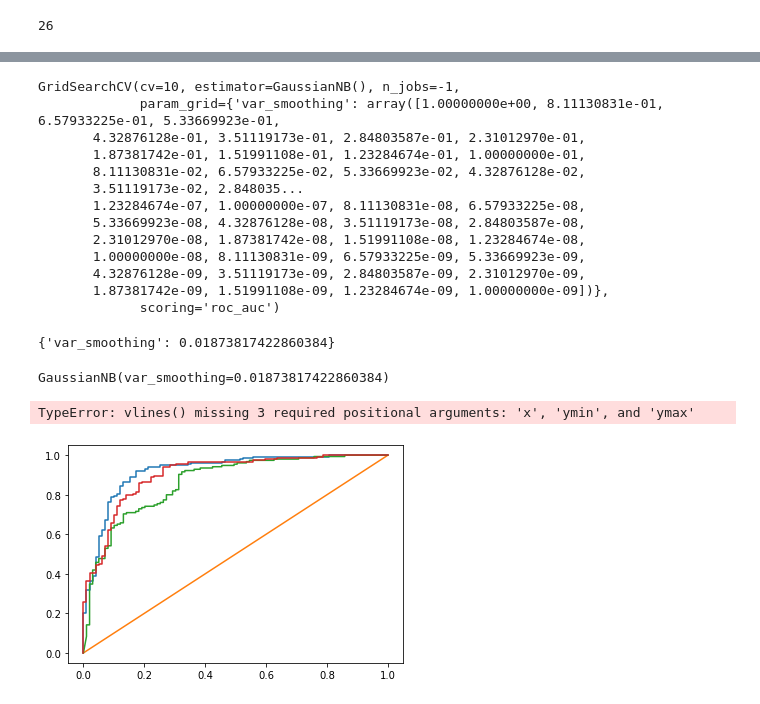
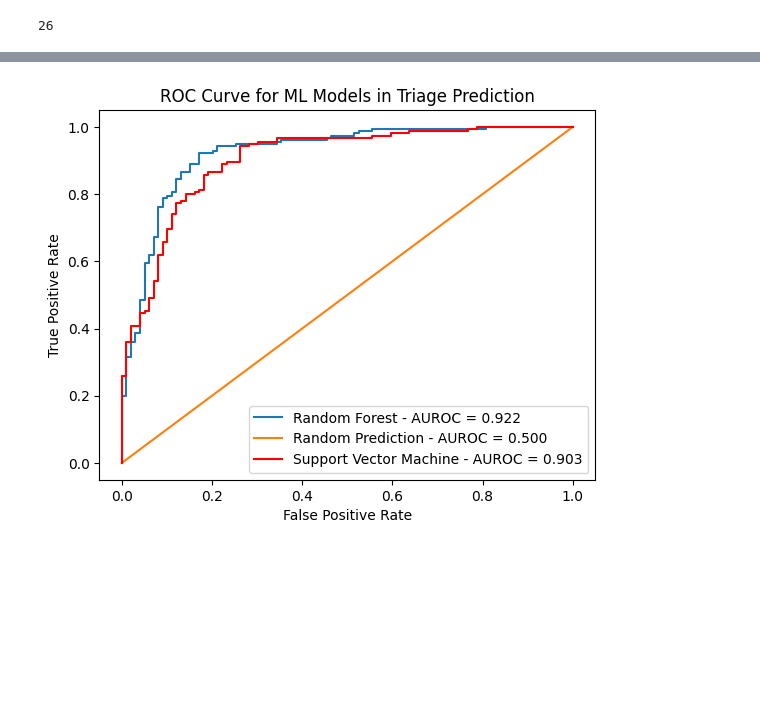
Before and after one commit to Mainies/Triaging_ML_Classification, a Jupyter notebook: nurse_ai.ipynb, the cells around one changed output, grey strips where cells are left out. Saved outputs shown, nothing was run; the diff lists cells and outputs as text; code cells hidden in the pictures; blank space fills up the shorter version.

Commit message:
removed gaussian nb

```diff
--- a/nurse_ai.ipynb
+++ b/nurse_ai.ipynb
@@ -634,25 +631,0 @@ grid3 = GridSearchCV(gnb, paramgrid, scoring = 'roc_auc', cv=10, n_jobs=-1)
-# %%
-grid3.fit(X_train_c.toarray(), y_train_c)
-# %% [output]
-GridSearchCV(cv=10, estimator=GaussianNB(), n_jobs=-1,
-             param_grid={'var_smoothing': array([1.00000000e+00, 8.11130831e-01, 6.57933225e-01, 5.33669923e-01,
-       4.32876128e-01, 3.51119173e-01, 2.84803587e-01, 2.31012970e-01,
-       1.87381742e-01, 1.51991108e-01, 1.23284674e-01, 1.00000000e-01,
-       8.11130831e-02, 6.57933225e-02, 5.33669923e-02, 4.32876128e-02,
-       3.51119173e-02, 2.848035...
-       1.23284674e-07, 1.00000000e-07, 8.11130831e-08, 6.57933225e-08,
-       5.33669923e-08, 4.32876128e-08, 3.51119173e-08, 2.84803587e-08,
-       2.31012970e-08, 1.87381742e-08, 1.51991108e-08, 1.23284674e-08,
-       1.00000000e-08, 8.11130831e-09, 6.57933225e-09, 5.33669923e-09,
-       4.32876128e-09, 3.51119173e-09, 2.84803587e-09, 2.31012970e-09,
-       1.87381742e-09, 1.51991108e-09, 1.23284674e-09, 1.00000000e-09])},
-             scoring='roc_auc')
-# %%
-grid3.best_params_
-# %% [output]
-{'var_smoothing': 0.01873817422860384}
-# %%
-gnb_c = GaussianNB(var_smoothing=0.01873817422860384)
-gnb_c.fit(X_train_c.toarray(), y_train_c)
-# %% [output]
-GaussianNB(var_smoothing=0.01873817422860384)
@@ -667,17 +636,13 @@ SM_fpr, SM_tpr, _ = roc_curve(y_test_c, SM_roc_c)
 # %%
 plt.plot(rf_fpr, rf_tpr, label = "Random Forest - AUROC = %0.3f" % rf_auc_score)
 plt.plot(r_fpr, r_tpr, label = "Random Prediction - AUROC = %0.3f" % r_auc_score)
-plt.plot(gb_fpr, gb_tpr, label = "GaussianNB - AUROC = %0.3f" % gb_auc_score)
-plt.plot(SM_fpr, SM_tpr, label = "Support Vector Machine - AUROC = %0.3f" % SM_auc_score)
-plt.vlines()
-plt.hlines()
+plt.plot(SM_fpr, SM_tpr, label = "Support Vector Machine - AUROC = %0.3f" % SM_auc_score, color= 'red')
 plt.legend()
 plt.title('ROC Curve for ML Models in Triage Prediction')
 plt.xlabel("False Positive Rate")
 plt.ylabel("True Positive Rate")
 plt.show()
 # %% [output]
-TypeError: vlines() missing 3 required positional arguments: 'x', 'ymin', and 'ymax'
-[figure, old version]
+[figure, new version]
 # %%
 from sklearn.metrics import precision_recall_fscore_support
```
Also changed, not shown: parts of 24 cells of this notebook.
